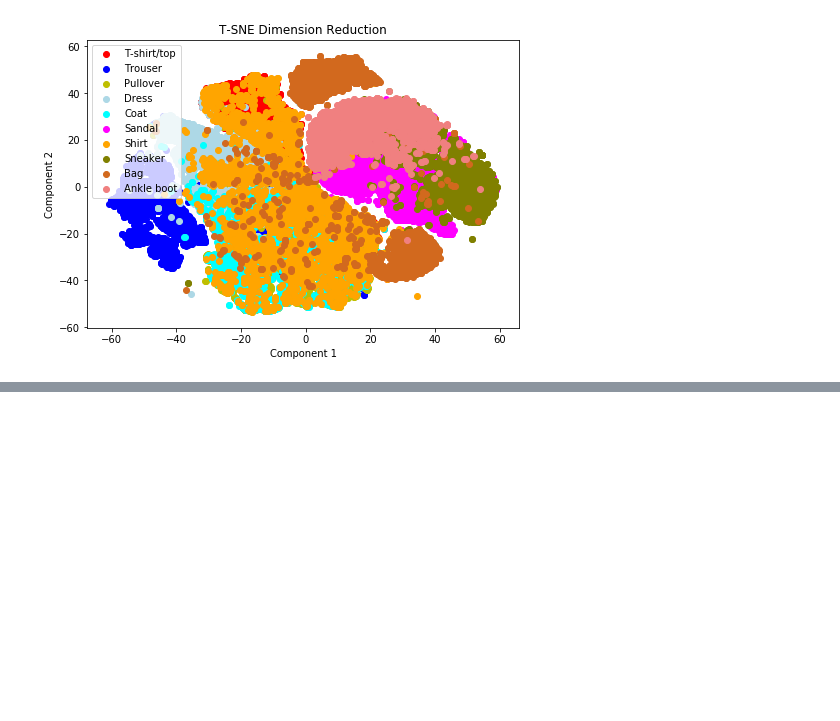
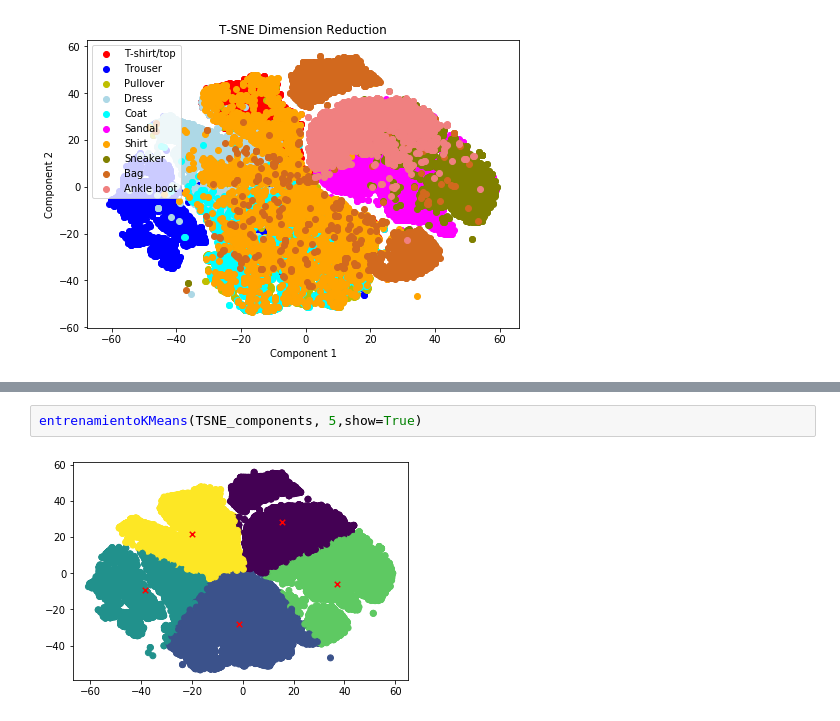
Before and after one commit to jonathanDeLeonGES/jupyterNotebooks, a Jupyter notebook: Practica 2- Reducción de Dimensionalidad.ipynb, the cells around one changed output, grey strips where cells are left out. Saved outputs shown, nothing was run; the diff lists cells and outputs as text; blank space fills up the shorter version.

```diff
--- a/Practica 2- Reducción de Dimensionalidad.ipynb
+++ b/Practica 2- Reducción de Dimensionalidad.ipynb
@@ -181,0 +222,4 @@ plt.show()
+# %%
+entrenamientoKMeans(TSNE_components, 5,show=True)
+# %% [output]
+[figure, added]
```
Also changed, not shown: parts of 11 cells of this notebook.
